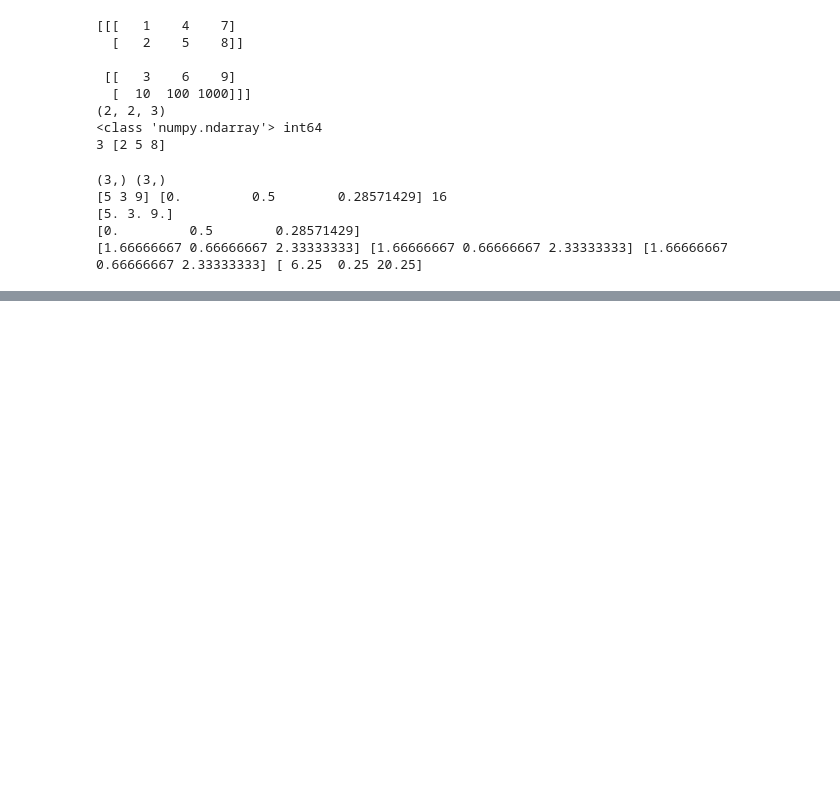
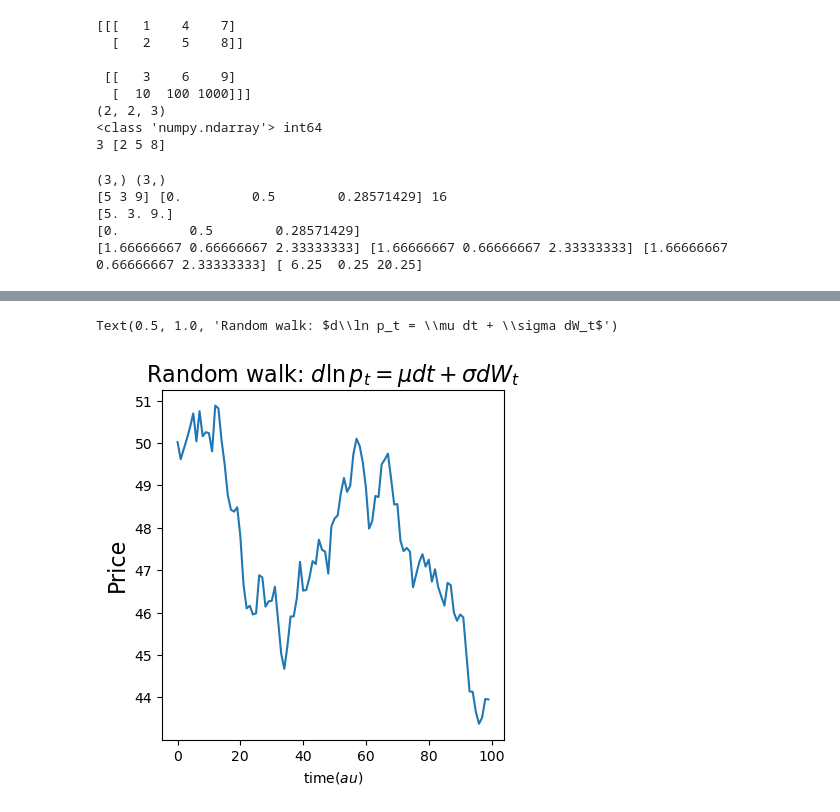
Before and after one commit to BobBaoo/Statistical-Methods-on-Complex-Data-with-R-and-Python, a Jupyter notebook: chp13_R_Python/Python_basic.ipynb, the cells around one changed output, grey strips where cells are left out. Cells and saved outputs as stored; diff of their text form; code cells hidden in the pictures; blank space fills up the shorter version.

```diff
--- a/chp13_R_Python/Python_basic.ipynb
+++ b/chp13_R_Python/Python_basic.ipynb
@@ -272,0 +393,12 @@ print(v/3, v/3., v/float(3), (v - 2.5) ** 2)
+# %%
+import scipy.stats as stats
+fig = plt.figure(figsize = (15, 10))
+ax = fig.add_subplot(2, 3, 1)
+y = 50*np.exp(.0004 + np.cumsum(.01*np.random.randn(100)))
+plt.plot(y)
+plt.xlabel('time($\tau$)')
+plt.ylabel('Price', fontsize = 16)
+plt.title('Random walk: $d\ln p_t = \mu dt + \sigma dW_t$', fontsize = 16)
+# %% [output]
+Text(0.5, 1.0, 'Random walk: $d\\ln p_t = \\mu dt + \\sigma dW_t$')
+[figure, added]
```
Also changed, not shown: parts of 17 cells of this notebook, 1 other file.
